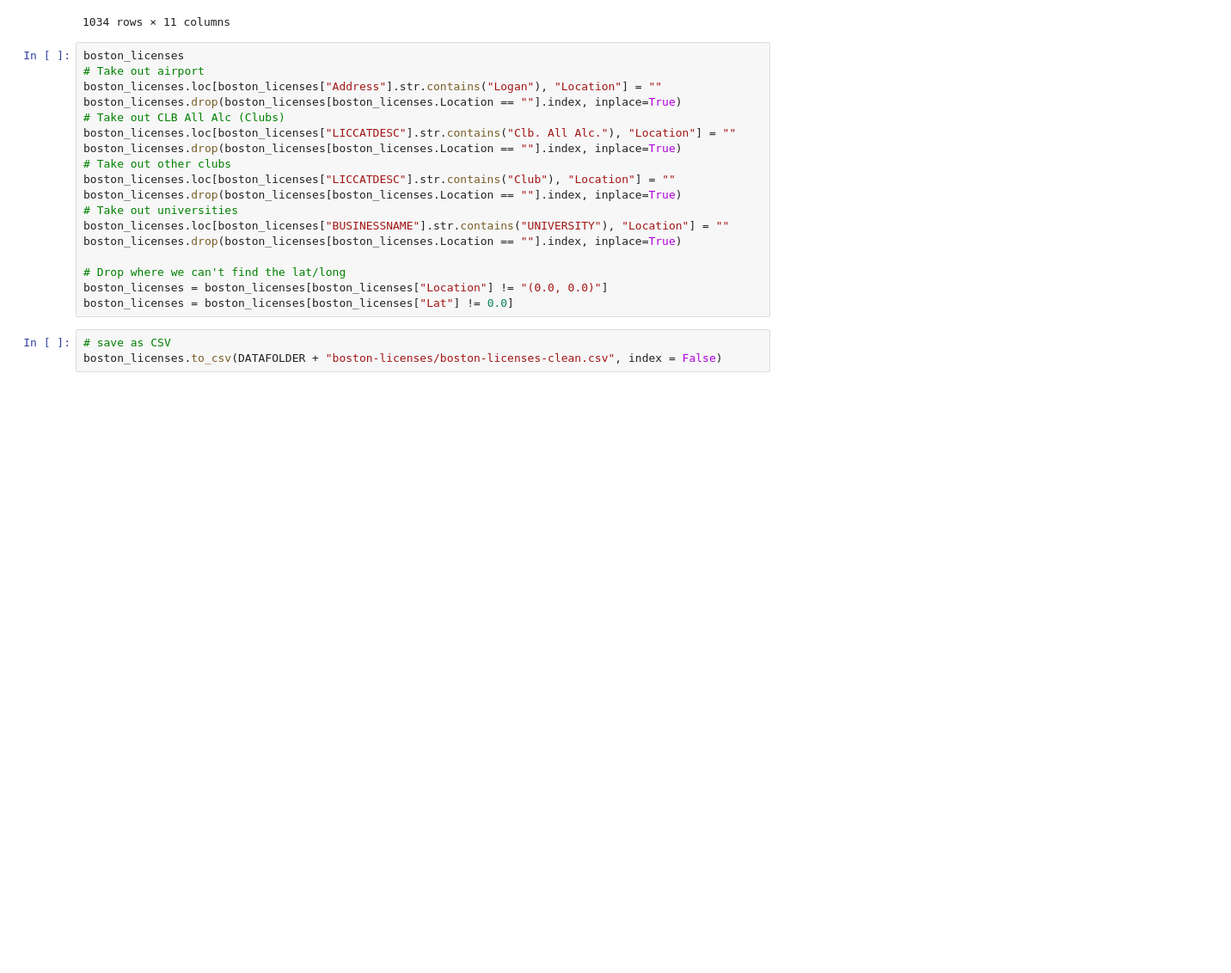
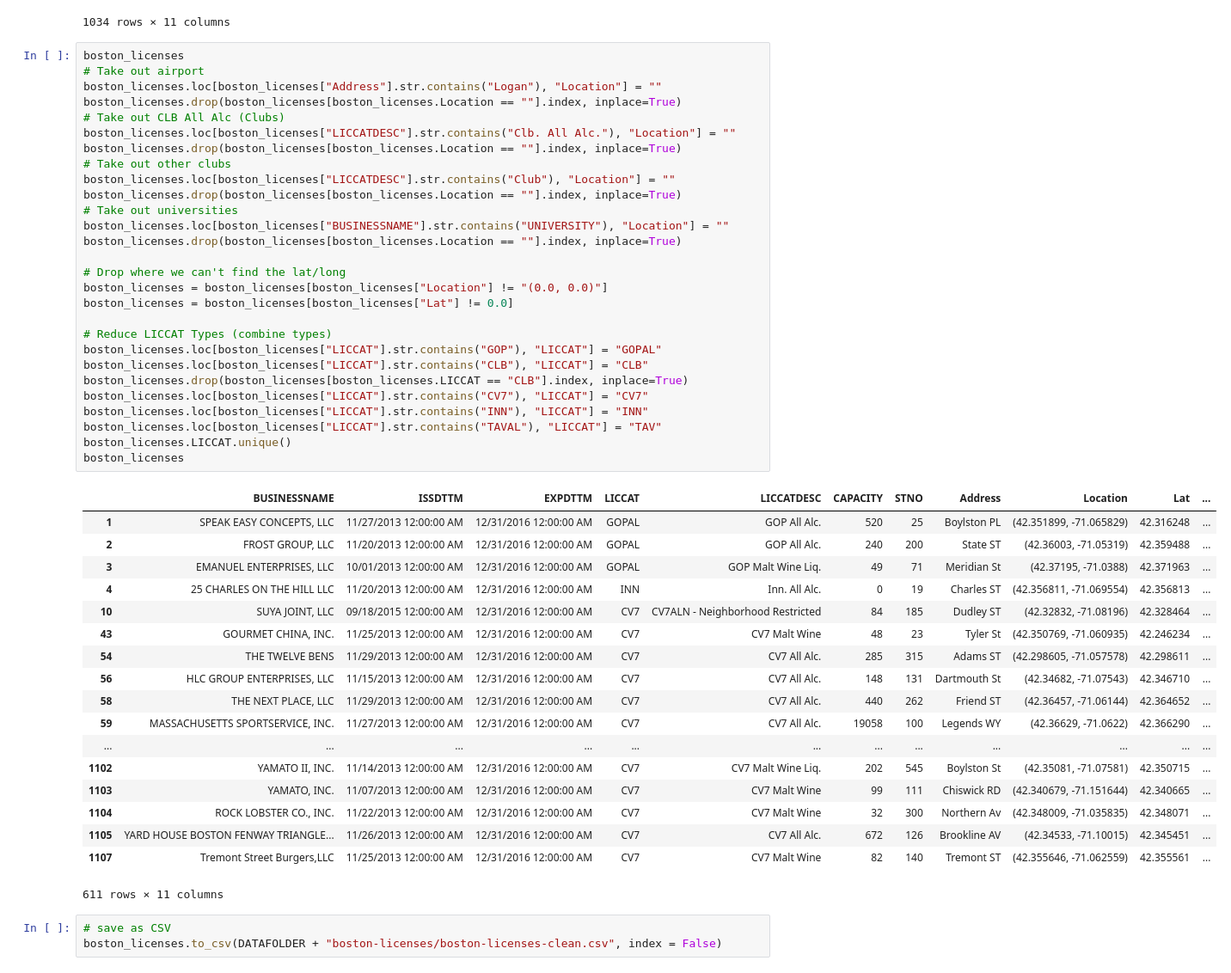
Before and after one commit to reecetyl/CS591-Project, a Jupyter notebook: code/Data Preprocessing/preprocessing.ipynb, the cells around one changed output. Shown at 86% size. Drawn from its saved outputs; the diff is of its cells as text; blank space fills up the shorter version.

```diff
--- a/code/Data Preprocessing/preprocessing.ipynb
+++ b/code/Data Preprocessing/preprocessing.ipynb
@@ -109,21 +109,50 @@ boston_licenses
 # %%
 boston_licenses
 # Take out airport
 boston_licenses.loc[boston_licenses["Address"].str.contains("Logan"), "Location"] = ""
 boston_licenses.drop(boston_licenses[boston_licenses.Location == ""].index, inplace=True)
 # Take out CLB All Alc (Clubs)
 boston_licenses.loc[boston_licenses["LICCATDESC"].str.contains("Clb. All Alc."), "Location"] = ""
 boston_licenses.drop(boston_licenses[boston_licenses.Location == ""].index, inplace=True)
 # Take out other clubs
 boston_licenses.loc[boston_licenses["LICCATDESC"].str.contains("Club"), "Location"] = ""
 boston_licenses.drop(boston_licenses[boston_licenses.Location == ""].index, inplace=True)
 # Take out universities
 boston_licenses.loc[boston_licenses["BUSINESSNAME"].str.contains("UNIVERSITY"), "Location"] = ""
 boston_licenses.drop(boston_licenses[boston_licenses.Location == ""].index, inplace=True)
 
 # Drop where we can't find the lat/long
 boston_licenses = boston_licenses[boston_licenses["Location"] != "(0.0, 0.0)"]
 boston_licenses = boston_licenses[boston_licenses["Lat"] != 0.0]
+
+# Reduce LICCAT Types (combine types)
+boston_licenses.loc[boston_licenses["LICCAT"].str.contains("GOP"), "LICCAT"] = "GOPAL"
+boston_licenses.loc[boston_licenses["LICCAT"].str.contains("CLB"), "LICCAT"] = "CLB"
+boston_licenses.drop(boston_licenses[boston_licenses.LICCAT == "CLB"].index, inplace=True)
+boston_licenses.loc[boston_licenses["LICCAT"].str.contains("CV7"), "LICCAT"] = "CV7"
+boston_licenses.loc[boston_licenses["LICCAT"].str.contains("INN"), "LICCAT"] = "INN"
+boston_licenses.loc[boston_licenses["LICCAT"].str.contains("TAVAL"), "LICCAT"] = "TAV"
+boston_licenses.LICCAT.unique()
+boston_licenses
+# %% [output]
+|  | BUSINESSNAME | ISSDTTM | EXPDTTM | LICCAT | LICCATDESC | CAPACITY | STNO | Address | Location | Lat | ... |
+| 1 | SPEAK EASY CONCEPTS, LLC | 11/27/2013 12:00:00 AM | 12/31/2016 12:00:00 AM | GOPAL | GOP All Alc. | 520 | 25 | Boylston PL | (42.351899, -71.065829) | 42.316248 | ... |
+| 2 | FROST GROUP, LLC | 11/20/2013 12:00:00 AM | 12/31/2016 12:00:00 AM | GOPAL | GOP All Alc. | 240 | 200 | State ST | (42.36003, -71.05319) | 42.359488 | ... |
+| 3 | EMANUEL ENTERPRISES, LLC | 10/01/2013 12:00:00 AM | 12/31/2016 12:00:00 AM | GOPAL | GOP Malt Wine Liq. | 49 | 71 | Meridian St | (42.37195, -71.0388) | 42.371963 | ... |
+| 4 | 25 CHARLES ON THE HILL LLC | 11/20/2013 12:00:00 AM | 12/31/2016 12:00:00 AM | INN | Inn. All Alc. | 0 | 19 | Charles ST | (42.356811, -71.069554) | 42.356813 | ... |
+| 10 | SUYA JOINT, LLC | 09/18/2015 12:00:00 AM | 12/31/2016 12:00:00 AM | CV7 | CV7ALN - Neighborhood Restricted | 84 | 185 | Dudley ST | (42.32832, -71.08196) | 42.328464 | ... |
+| 43 | GOURMET CHINA, INC. | 11/25/2013 12:00:00 AM | 12/31/2016 12:00:00 AM | CV7 | CV7 Malt Wine | 48 | 23 | Tyler St | (42.350769, -71.060935) | 42.246234 | ... |
+| 54 | THE TWELVE BENS | 11/29/2013 12:00:00 AM | 12/31/2016 12:00:00 AM | CV7 | CV7 All Alc. | 285 | 315 | Adams ST | (42.298605, -71.057578) | 42.298611 | ... |
+| 56 | HLC GROUP ENTERPRISES, LLC | 11/15/2013 12:00:00 AM | 12/31/2016 12:00:00 AM | CV7 | CV7 All Alc. | 148 | 131 | Dartmouth St | (42.34682, -71.07543) | 42.346710 | ... |
+| 58 | THE NEXT PLACE, LLC | 11/29/2013 12:00:00 AM | 12/31/2016 12:00:00 AM | CV7 | CV7 All Alc. | 440 | 262 | Friend ST | (42.36457, -71.06144) | 42.364652 | ... |
+| 59 | MASSACHUSETTS SPORTSERVICE, INC. | 11/27/2013 12:00:00 AM | 12/31/2016 12:00:00 AM | CV7 | CV7 All Alc. | 19058 | 100 | Legends WY | (42.36629, -71.0622) | 42.366290 | ... |
+| ... | ... | ... | ... | ... | ... | ... | ... | ... | ... | ... | ... |
+| 1102 | YAMATO II, INC. | 11/14/2013 12:00:00 AM | 12/31/2016 12:00:00 AM | CV7 | CV7 Malt Wine Liq. | 202 | 545 | Boylston St | (42.35081, -71.07581) | 42.350715 | ... |
+| 1103 | YAMATO, INC. | 11/07/2013 12:00:00 AM | 12/31/2016 12:00:00 AM | CV7 | CV7 Malt Wine | 99 | 111 | Chiswick RD | (42.340679, -71.151644) | 42.340665 | ... |
+| 1104 | ROCK LOBSTER CO., INC. | 11/22/2013 12:00:00 AM | 12/31/2016 12:00:00 AM | CV7 | CV7 Malt Wine | 32 | 300 | Northern Av | (42.348009, -71.035835) | 42.348071 | ... |
+| 1105 | YARD HOUSE BOSTON FENWAY TRIANGLE... | 11/26/2013 12:00:00 AM | 12/31/2016 12:00:00 AM | CV7 | CV7 All Alc. | 672 | 126 | Brookline AV | (42.34533, -71.10015) | 42.345451 | ... |
+| 1107 | Tremont Street Burgers,LLC | 11/25/2013 12:00:00 AM | 12/31/2016 12:00:00 AM | CV7 | CV7 Malt Wine | 82 | 140 | Tremont ST | (42.355646, -71.062559) | 42.355561 | ... |
+611 rows × 11 columns
 # %%
 # save as CSV
 boston_licenses.to_csv(DATAFOLDER + "boston-licenses/boston-licenses-clean.csv", index = False)
```
Also changed, not shown: 3 other files.
